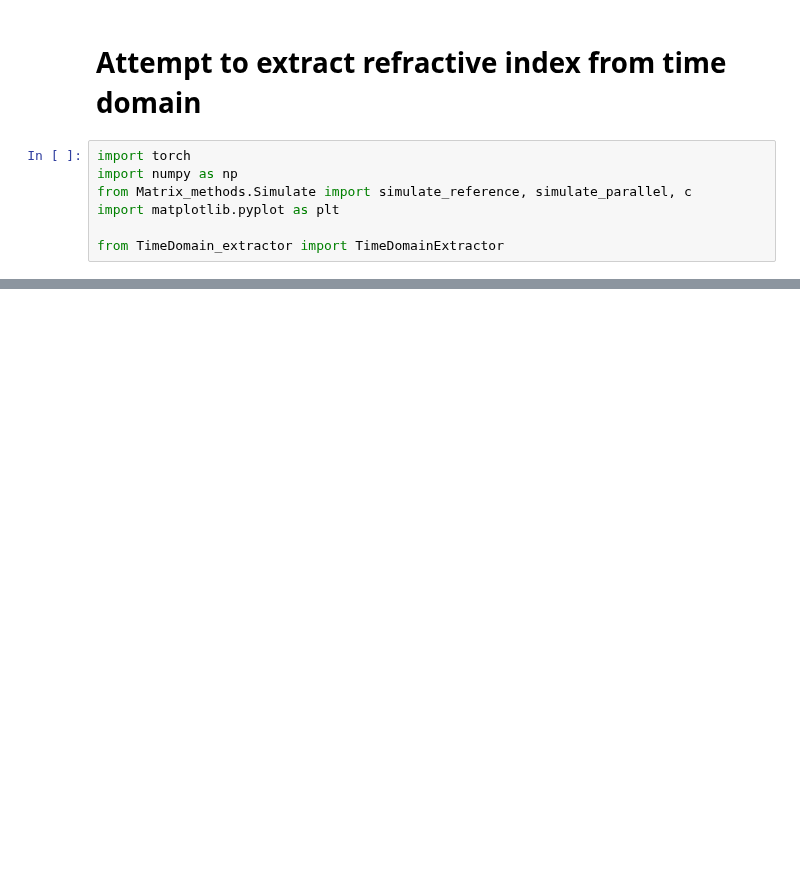
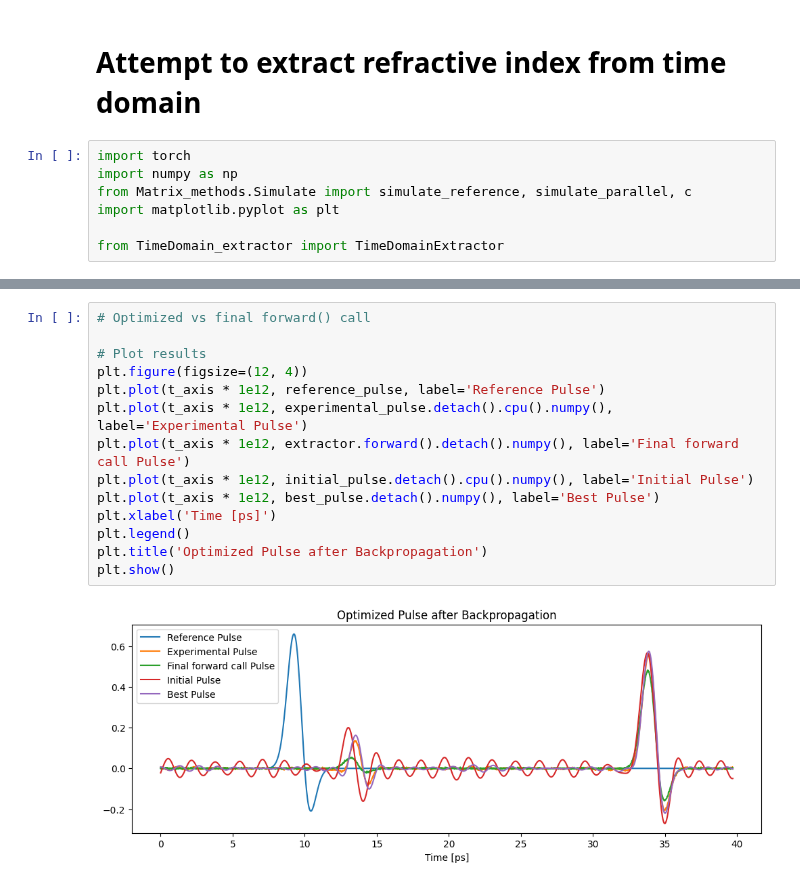
Before and after one commit to tls54/THz-TDS, a Jupyter notebook: Transfer Matrix Method/Time_domain_extraction.ipynb, the cells around one changed output, grey strips where cells are left out. Drawn from its saved outputs; the diff is of its cells as text; blank space fills up the shorter version.

```diff
--- a/Transfer Matrix Method/Time_domain_extraction.ipynb
+++ b/Transfer Matrix Method/Time_domain_extraction.ipynb
@@ -83,0 +90,16 @@ optimizer 100 iter run time: 0.016545801190659404 s
+# %%
+# Optimized vs final forward() call
+
+# Plot results
+plt.figure(figsize=(12, 4))
+plt.plot(t_axis * 1e12, reference_pulse, label='Reference Pulse')
+plt.plot(t_axis * 1e12, experimental_pulse.detach().cpu().numpy(), label='Experimental Pulse')
+plt.plot(t_axis * 1e12, extractor.forward().detach().numpy(), label='Final forward call Pulse')
+plt.plot(t_axis * 1e12, initial_pulse.detach().cpu().numpy(), label='Initial Pulse')
+plt.plot(t_axis * 1e12, best_pulse.detach().numpy(), label='Best Pulse')
+plt.xlabel('Time [ps]')
+plt.legend()
+plt.title('Optimized Pulse after Backpropagation')
+plt.show()
+# %% [output]
+[figure, added]
```
Also changed, not shown: parts of 5 cells of this notebook, 1 other file.
